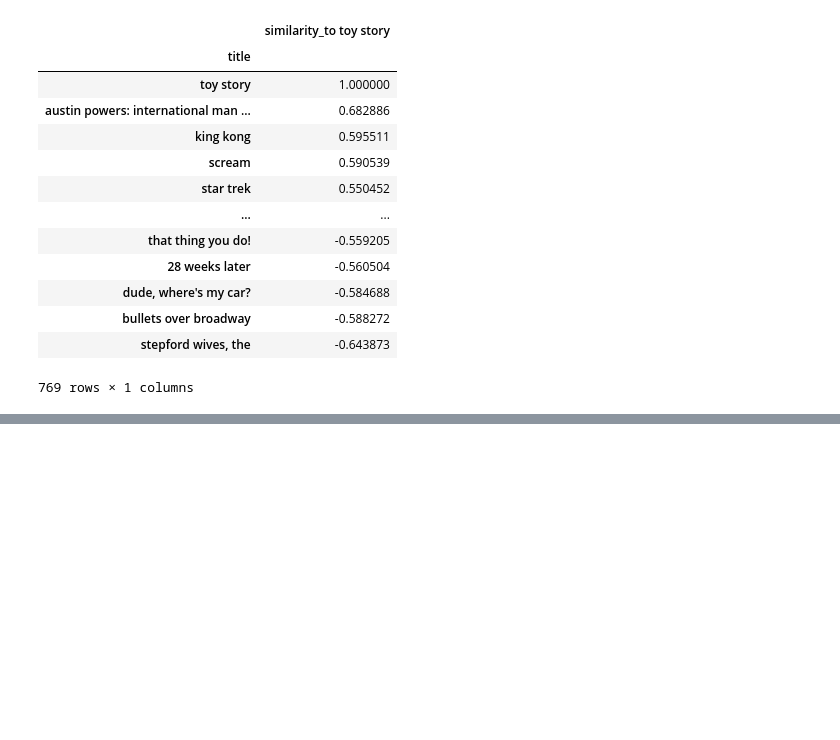
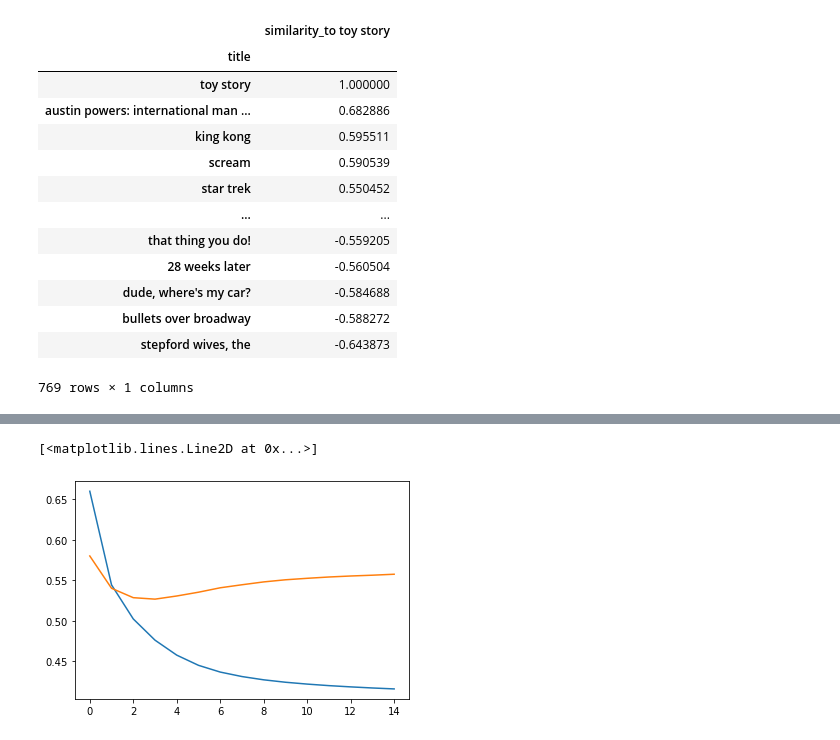
Before and after one commit to olimpia1/sb_boot_camp_ds, a Jupyter notebook: recommendationEngine/Recommendation Engine.ipynb, the cells around one changed output, grey strips where cells are left out. Saved outputs shown, nothing was run; the diff lists cells and outputs as text; code cells hidden in the pictures; blank space fills up the shorter version.

```diff
--- a/recommendationEngine/Recommendation Engine.ipynb
+++ b/recommendationEngine/Recommendation Engine.ipynb
@@ -1261,0 +1519,20 @@ similarity.sort_values(by=key, ascending=False)
+# %%
+u_id = df_train['u_id'].to_numpy().reshape(-1, 1)
+m_id = df_train['m_id'].to_numpy().reshape(-1, 1)
+y_true = df_train['y_true'].to_numpy().reshape(-1, 1)
+
+u_id_test = df_test['u_id'].to_numpy().reshape(-1, 1)
+m_id_test = df_test['m_id'].to_numpy().reshape(-1, 1)
+y_true_test = df_test['y_true'].to_numpy().reshape(-1, 1)
+
+
+recommender = get_recommender(df_train)
+
+history = recommender.fit(
+    x=[u_id, m_id],
+    y=y_true,
+    validation_data=[[u_id_test, m_id_test], y_true_test],
+    batch_size=512,
+    epochs=15,
+    verbose=1
+)
@@ -1261,0 +1557,6 @@ similarity.sort_values(by=key, ascending=False)
+# %%
+plt.plot(history.epoch, history.history['loss'])
+plt.plot(history.epoch, history.history['val_loss'])
+# %% [output]
+[<matplotlib.lines.Line2D at 0x...>]
+[figure, added]
```
Also changed, not shown: parts of 27 cells of this notebook.
